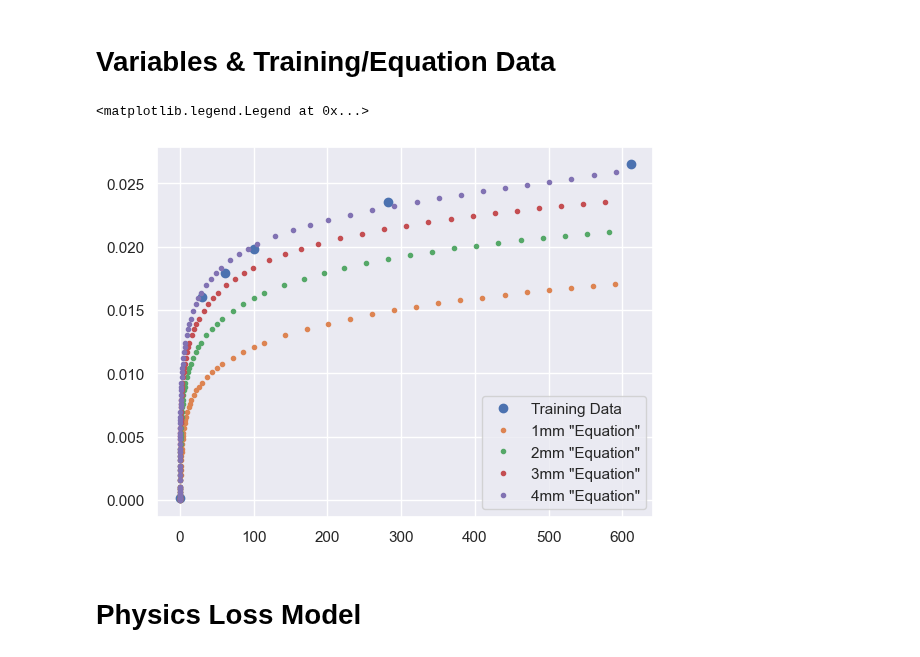
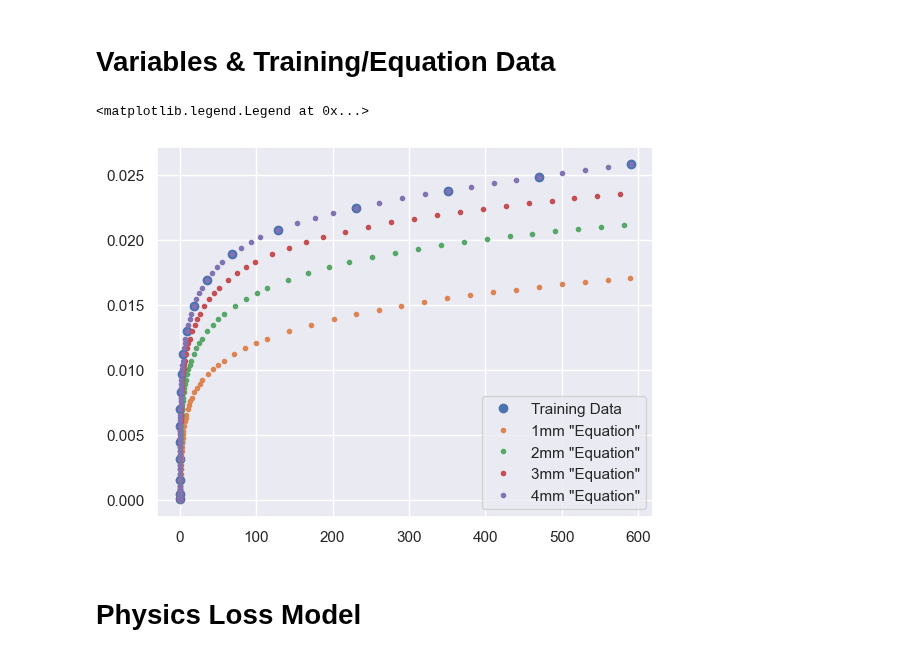
Before and after one commit to rahavdayan/pinns-model, a Jupyter notebook: src/ferrofluid/ferrofluid.ipynb, the cells around one changed output. Saved outputs shown, nothing was run; the diff lists cells and outputs as text; code cells hidden in the pictures.

```diff
--- a/src/ferrofluid/ferrofluid.ipynb
+++ b/src/ferrofluid/ferrofluid.ipynb
@@ -159,35 +160,40 @@ acc_x4 = np.array([
     0.00532417483393901, 0.00571596380443370, 0.00604469437011662, 0.00632757143972813, 0.00657699423863280,
     0.00697942497422202, 0.00731617103406459, 0.00760577569217383, 0.00786146134720767, 0.00828818269574487,
     0.00864478549126720, 0.00895162626167323, 0.00922306298477073, 0.00969071589349036, 0.0100815238784770,
     0.0104182875085352, 0.0107168781482719, 0.0112436364978613, 0.0116842086950727, 0.0120643279972374,
     0.0124016859532590, 0.0129940788332345, 0.0134896375311197, 0.0139165435906721, 0.0142942203827841,
     0.0149303269926933, 0.0154603660877502, 0.0159138835003558, 0.0163119039154504, 0.0169501657819180,
     0.0174773231052882, 0.0179239841187606, 0.0183128672456461, 0.0189225754085233, 0.0194223998704138,
     0.0198436236541699, 0.0202100571400049, 0.0208084673747689, 0.0212990282170032, 0.0217151413179661,
     0.0220821033397627, 0.0224929438401419, 0.0228606353358732, 0.0231968192945811, 0.0235097202671726,
     0.0238047131657571, 0.0240858518617269, 0.0243562484360631, 0.0246182573413305, 0.0248735878583696,
     0.0251235400135597, 0.0253690539620651, 0.0256107602665230, 0.0258490061975504
 ]
 )
 
 # Train for 1mm
 train_t = t  # Time in (s)
-train_x = x + 0.0001*np.random.randn(6) # Distance (m)
+train_x = x + 0.0002*np.random.randn(6) # Distance (m)
+
+# Train with exact data points, where it is obtained every 4th point
+four = lambda lst: lst[1::4]
+train_t = four(acc_t4)
+train_x = four(acc_x4)
 
 
 # Plot training data and equation data
 # plt.plot(t, x, 'o')
 plt.plot(train_t, train_x, 'o')
 plt.plot(acc_t1, acc_x1, '.')
 plt.plot(acc_t2, acc_x2, '.')
 plt.plot(acc_t3, acc_x3, '.')
 plt.plot(acc_t4, acc_x4, '.')
 plt.legend(['Training Data', '1mm \"Equation\"', '2mm \"Equation\"', '3mm \"Equation\"', '4mm \"Equation\"'])
 # plt.ylabel('Position (m)')
 # plt.xlabel('Time (s)')
 # %% [output]
 <matplotlib.legend.Legend at 0x...>
-[figure, old version]
+[figure, new version]
 # %% [markdown]
 # Physics Loss Model
 # %%
```
Also changed, not shown: parts of 12 cells of this notebook, 1 other file.
